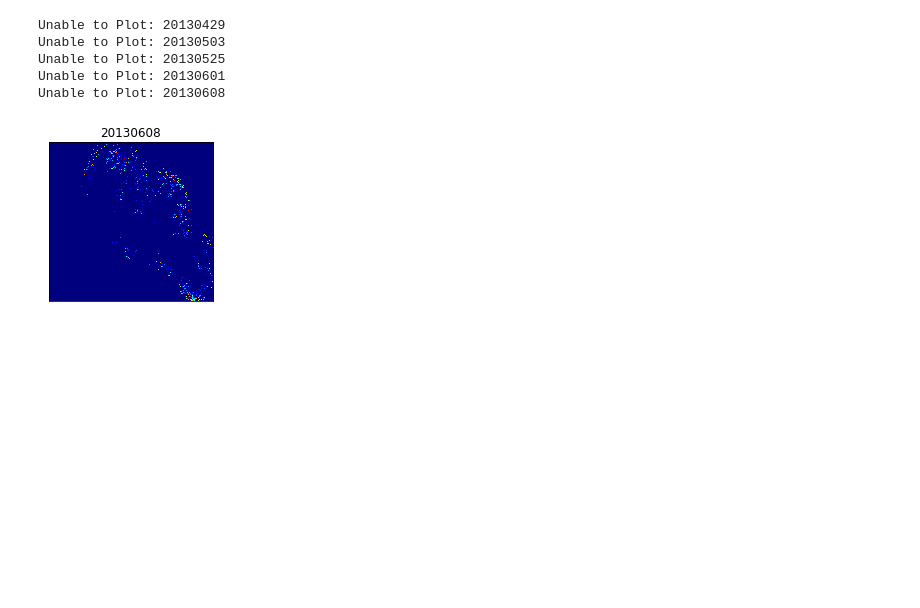
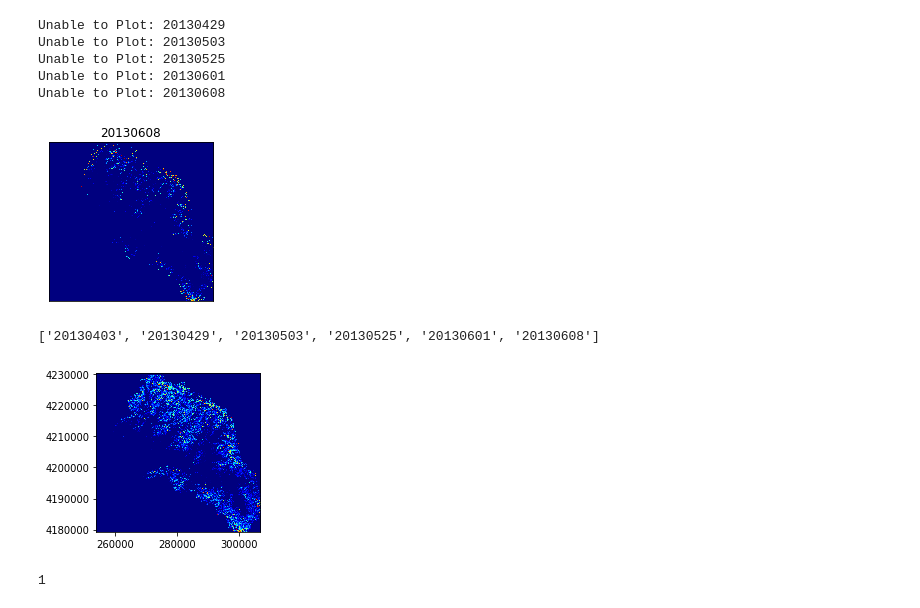
Before and after one commit to geohackweek/ghw2019_deepstac, a Jupyter notebook: notebooks/01_data_loader.ipynb, the cells around one changed output. Drawn from its saved outputs; the diff is of its cells as text; code cells hidden in the pictures; blank space fills up the shorter version.

```diff
--- a/notebooks/01_data_loader.ipynb
+++ b/notebooks/01_data_loader.ipynb
@@ -98,7 +98,7 @@ for llave in llaves:
             cmap=cmap
         )
         plt.title(llave)
-        if ix < 11:
+        if ix < 9:
             plt.gca().axes.get_yaxis().set_visible(False)
             plt.gca().axes.get_xaxis().set_visible(False)
         else:
@@ -117,3 +117,27 @@ Unable to Plot: 20130525
 Unable to Plot: 20130601
 Unable to Plot: 20130608
 [figure]
+# %%
+llaves
+# %% [output]
+['20130403', '20130429', '20130503', '20130525', '20130601', '20130608']
+# %%
+plt.figure(figsize=(10,18))
+llave = '20130503'
+ax = plt.subplot(3,3,3)
+im = ax.imshow(
+    data[llave],
+    extent=[
+        ext[llave][0][0] - 3,
+        ext[llave][2][0] - 3,
+        ext[llave][1][1] - 3,
+        ext[llave][0][1] - 3
+    ],
+    cmap=cmap
+)
+# %% [output]
+[figure, added]
+# %%
+ix
+# %% [output]
+1
```
Also changed, not shown: parts of 1 cell of this notebook, 1 other file.
